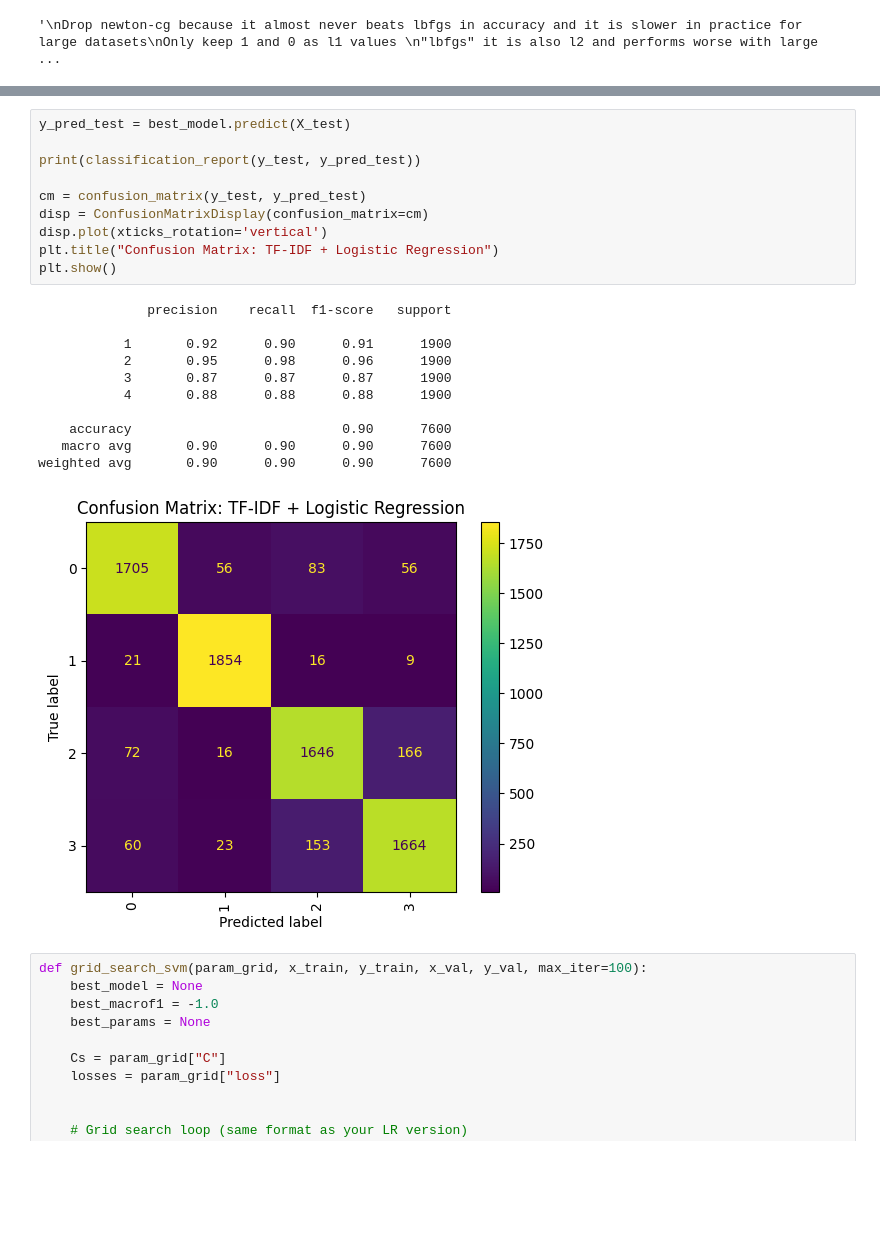
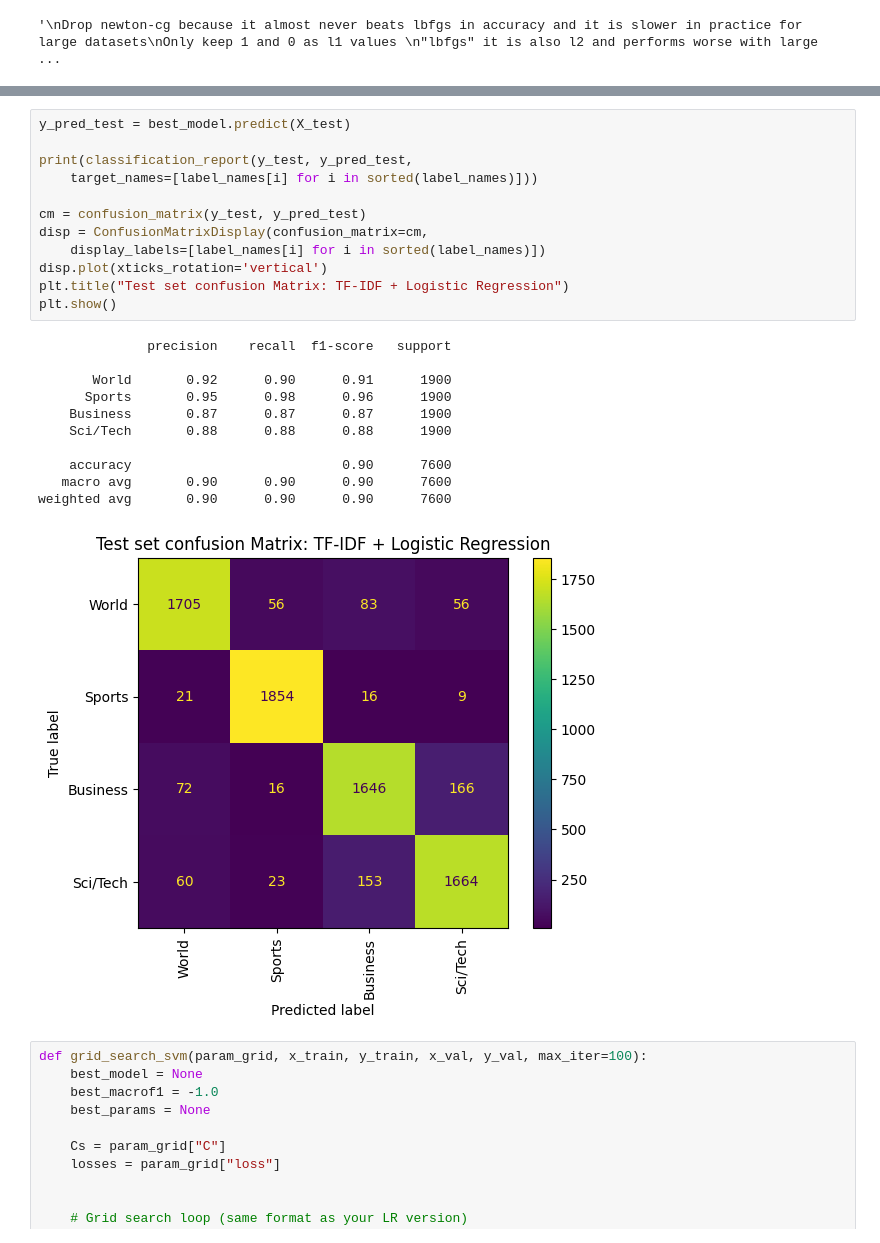
Before and after one commit to luciaadan/nlp, a Jupyter notebook: notebooks/data_loading.ipynb, the cells around one changed output, grey strips where cells are left out. Drawn from its saved outputs; the diff is of its cells as text; blank space fills up the shorter version.

Commit message:
Added labels

```diff
--- a/notebooks/data_loading.ipynb
+++ b/notebooks/data_loading.ipynb
@@ -89,25 +127,27 @@ tol = how small the improvement must be before training stops
 # %%
 y_pred_test = best_model.predict(X_test)
 
-print(classification_report(y_test, y_pred_test))
+print(classification_report(y_test, y_pred_test,
+    target_names=[label_names[i] for i in sorted(label_names)]))
 
 cm = confusion_matrix(y_test, y_pred_test)
-disp = ConfusionMatrixDisplay(confusion_matrix=cm)
+disp = ConfusionMatrixDisplay(confusion_matrix=cm,
+    display_labels=[label_names[i] for i in sorted(label_names)])
 disp.plot(xticks_rotation='vertical')
-plt.title("Confusion Matrix: TF-IDF + Logistic Regression")
+plt.title("Test set confusion Matrix: TF-IDF + Logistic Regression")
 plt.show()
 # %% [output]
               precision    recall  f1-score   support
 
-           1       0.92      0.90      0.91      1900
-           2       0.95      0.98      0.96      1900
-           3       0.87      0.87      0.87      1900
-           4       0.88      0.88      0.88      1900
+       World       0.92      0.90      0.91      1900
+      Sports       0.95      0.98      0.96      1900
+    Business       0.87      0.87      0.87      1900
+    Sci/Tech       0.88      0.88      0.88      1900
 
     accuracy                           0.90      7600
    macro avg       0.90      0.90      0.90      7600
 weighted avg       0.90      0.90      0.90      7600
-[figure, old version]
+[figure, new version]
 # %%
 def grid_search_svm(param_grid, x_train, y_train, x_val, y_val, max_iter=100):
     best_model = None
```
Also changed, not shown: parts of 5 cells of this notebook.
